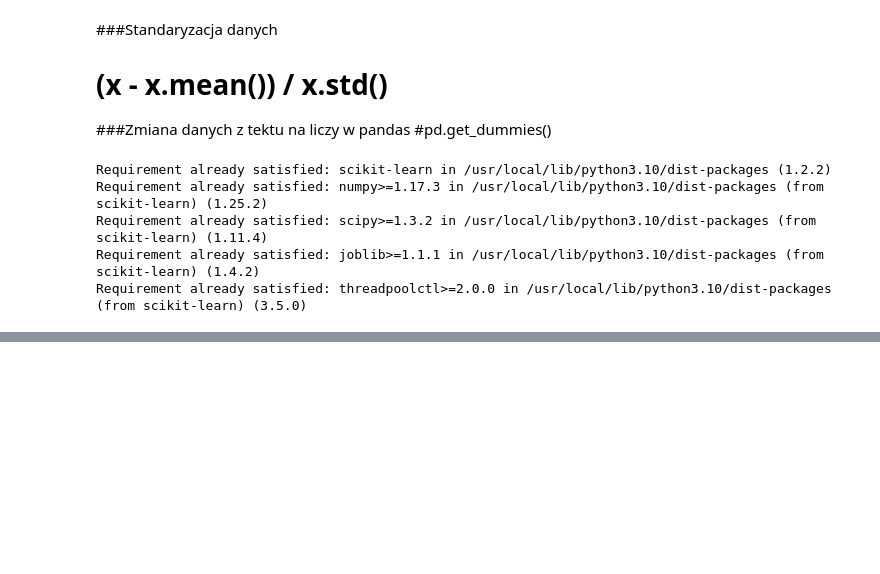
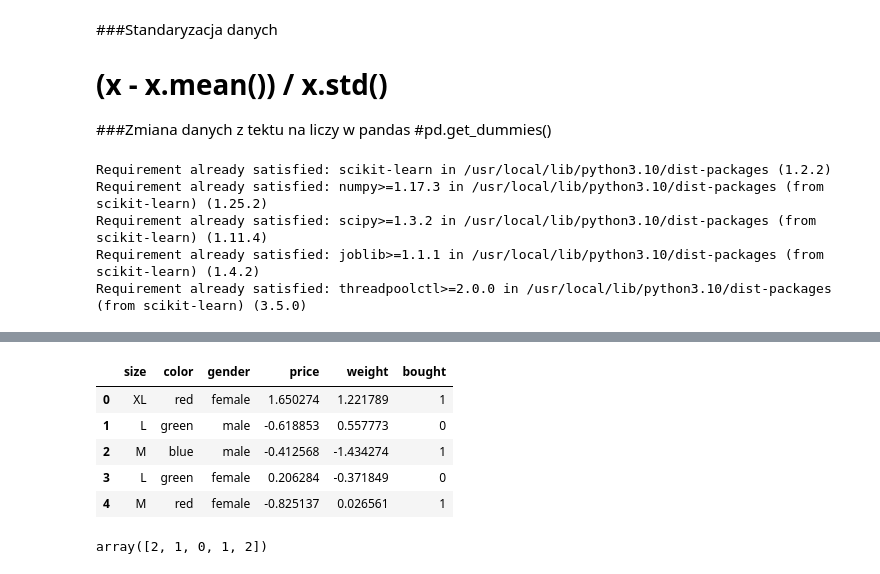
Before and after one commit to DawidSzoka1/Machine-Learning, a Jupyter notebook: data_preparation.ipynb, the cells around one changed output, grey strips where cells are left out. Drawn from its saved outputs; the diff is of its cells as text; code cells hidden in the pictures; blank space fills up the shorter version.

```diff
--- a/data_preparation.ipynb
+++ b/data_preparation.ipynb
@@ -16,0 +130,16 @@ Requirement already satisfied: threadpoolctl>=2.0.0 in /usr/local/lib/python3.10
+# %%
+df['weight'] = (df['weight'] - df['weight'].mean())/ df['weight'].std()
+df['price'] = (df['price'] - df['price'].mean())/ df['price'].std()
+# %%
+df
+# %% [output]
+|  | size | color | gender | price | weight | bought |
+| 0 | XL | red | female | 1.650274 | 1.221789 | 1 |
+| 1 | L | green | male | -0.618853 | 0.557773 | 0 |
+| 2 | M | blue | male | -0.412568 | -1.434274 | 1 |
+| 3 | L | green | female | 0.206284 | -0.371849 | 0 |
+| 4 | M | red | female | -0.825137 | 0.026561 | 1 |
+# %%
+le.fit_transform(df['color'])
+# %% [output]
+array([2, 1, 0, 1, 2])
```
Also changed, not shown: parts of 13 cells of this notebook.
